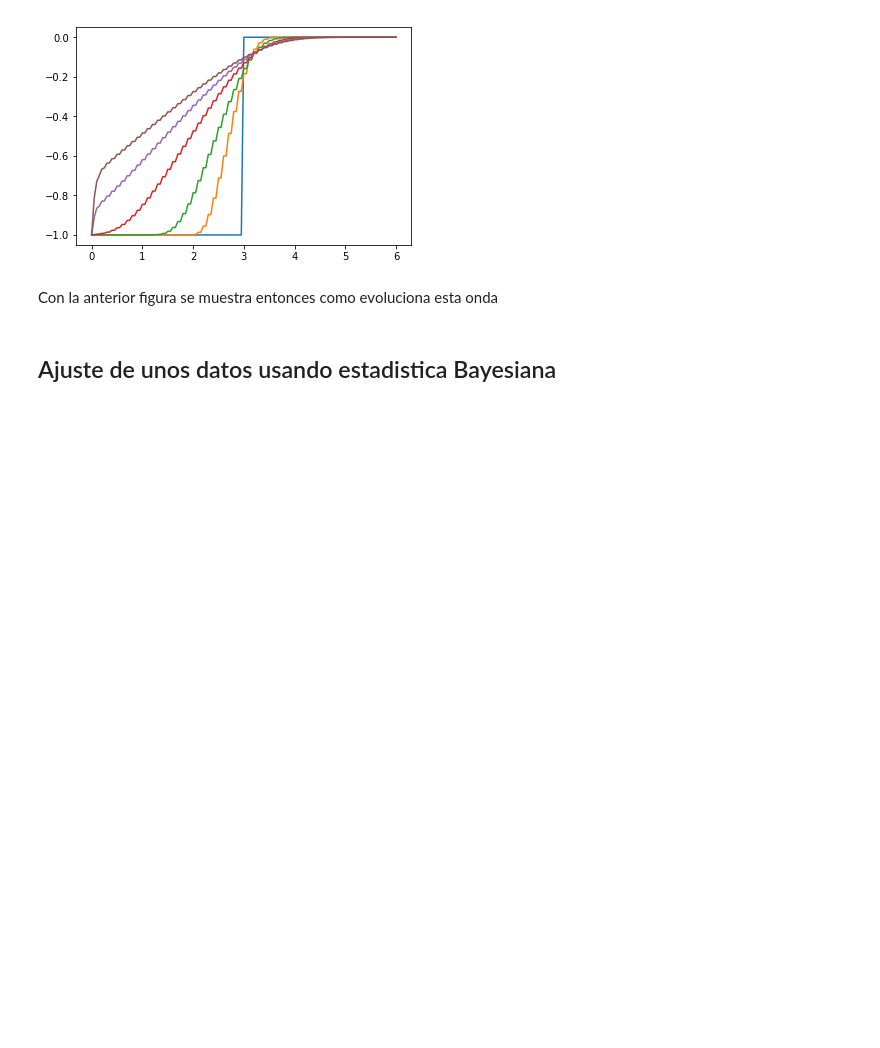
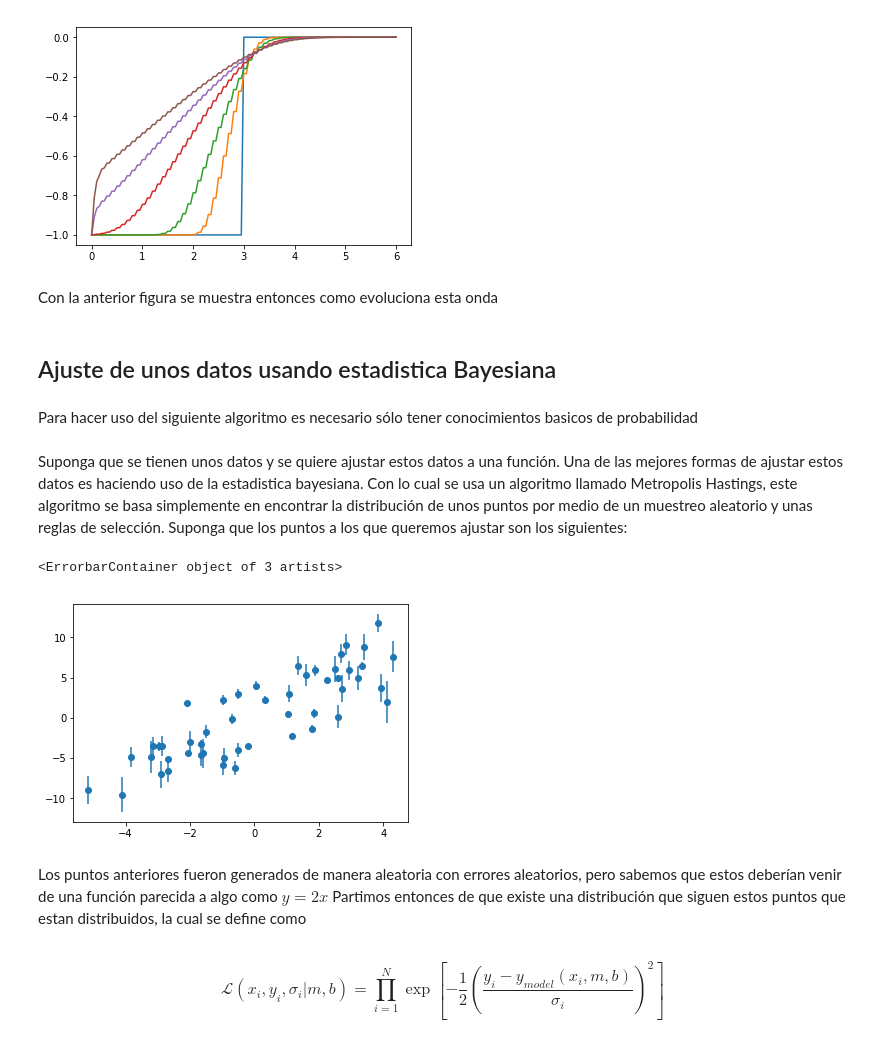
Before and after one commit to JoseMontanaC/Examen, a Jupyter notebook: Jose_Alejandro_Examen.ipynb, the cells around one changed output. Saved outputs shown, nothing was run; the diff lists cells and outputs as text; code cells hidden in the pictures; blank space fills up the shorter version.

Commit message:
Ultima parte con ajuste a la mejor recta

```diff
--- a/Jose_Alejandro_Examen.ipynb
+++ b/Jose_Alejandro_Examen.ipynb
@@ -147,3 +147,23 @@ plt.show()
 Con la anterior figura se muestra entonces como evoluciona esta onda
 # %% [markdown]
 ## Ajuste de unos datos usando estadistica Bayesiana
+# %% [markdown]
+Para hacer uso del siguiente algoritmo es necesario sólo tener conocimientos basicos de probabilidad
+# %% [markdown]
+Suponga que se tienen unos datos  y se quiere ajustar estos datos a una función. Una de las mejores formas de ajustar estos datos es haciendo uso de la estadistica bayesiana. Con lo cual se usa un algoritmo llamado Metropolis Hastings, este algoritmo se basa simplemente en encontrar la distribución de unos puntos por medio de un muestreo aleatorio y unas reglas de selección.
+Suponga que los puntos a los que queremos ajustar son los siguientes:
+# %%
+x= np.linspace(-4,4) + np.random.normal(0,1,50)
+y= 2. *np.linspace(-4,4) + np.random.normal(0,2,50)
+y_err = 0.5 * np.linspace(-4,4) + np.random.normal(0,0.5,50)
+plt.errorbar(x,y, yerr=y_err, fmt='o')
+# %% [output]
+<ErrorbarContainer object of 3 artists>
+[figure, added]
+# %% [markdown]
+Los puntos anteriores fueron generados de manera aleatoria con errores aleatorios, pero sabemos que estos deberían venir de una función parecida a algo como $y=2x$
+Partimos entonces de que existe una distribución que siguen estos puntos que estan distribuidos, la cual se define como
+# %% [markdown]
+$$
+\mathcal{L}({x_i, y_i, \sigma_i}|m, b) = \prod_{i=1}^{N}\exp\left[-\frac{1}{2}\left(\frac{y_i - y_{model}(x_i, m, b)}{\sigma_i}\right)^2\right]
+$$
```
Also changed, not shown: parts of 10 cells of this notebook.
